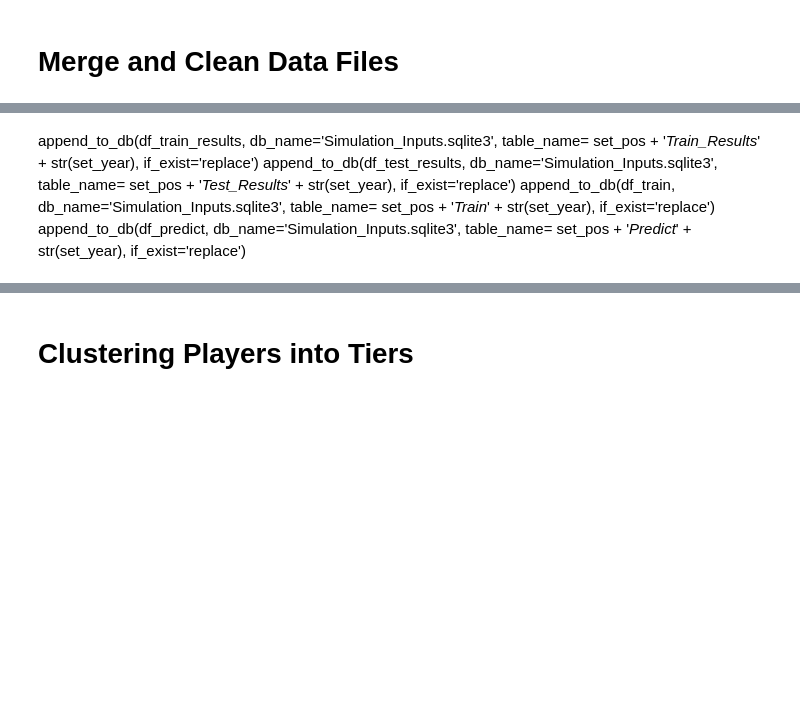
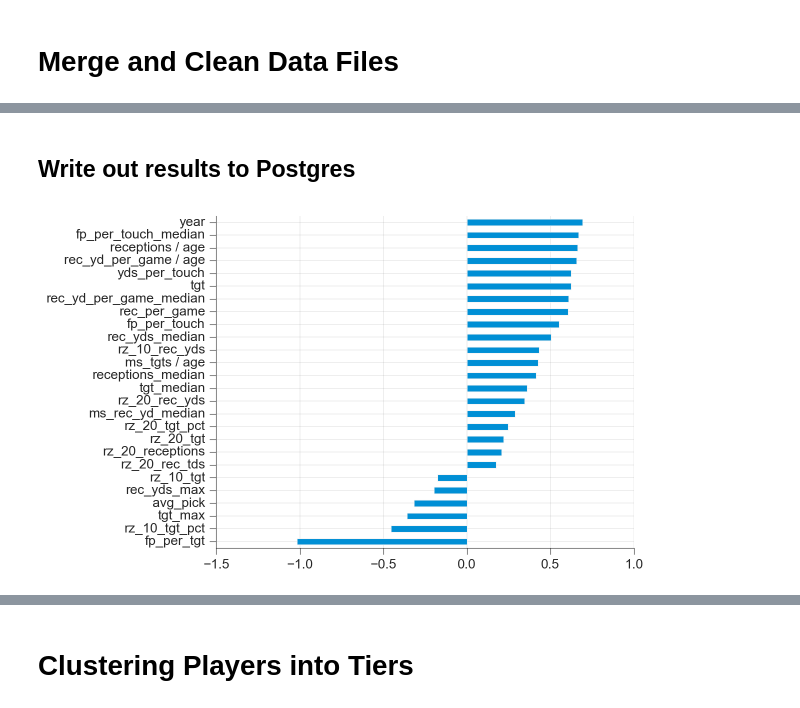
Before and after one commit to mborysiak/Fantasy_Football, a Jupyter notebook: Scripts/Analysis/Run_Model.ipynb, the cells around one changed output, grey strips where cells are left out. Saved outputs shown, nothing was run; the diff lists cells and outputs as text; code cells hidden in the pictures; blank space fills up the shorter version.

```diff
--- a/Scripts/Analysis/Run_Model.ipynb
+++ b/Scripts/Analysis/Run_Model.ipynb
@@ -274,9 +382,2 @@ df_train, df_predict = features_target(df, earliest_year, set_year-1,
-# %% [markdown]
-append_to_db(df_train_results, db_name='Simulation_Inputs.sqlite3',
-             table_name= set_pos + '_Train_Results_' + str(set_year), if_exist='replace')
-append_to_db(df_test_results, db_name='Simulation_Inputs.sqlite3',
-             table_name= set_pos + '_Test_Results_' + str(set_year), if_exist='replace')
-append_to_db(df_train, db_name='Simulation_Inputs.sqlite3',
-             table_name= set_pos + '_Train_' + str(set_year), if_exist='replace')
-append_to_db(df_predict, db_name='Simulation_Inputs.sqlite3',
-             table_name= set_pos + '_Predict_' + str(set_year), if_exist='replace')
+# %% [markdown]
+## Write out results to Postgres
@@ -283,14 +419,16 @@ append_to_db(df_predict, db_name='Simulation_Inputs.sqlite3',
 # %%
 #==========
 # If desired, plot feature importances for a given metric / model
 #==========
 
 if plot_importance == True:
 
-    metric = 'td_per_game'
+    metric = 'rec_yd_per_game'
     k = 1
     j = 3
     try:
         plot_results(output[metric][k]['models'][j].feature_importances_, col_names=output[metric]['cols']);
     except:
         plot_results(output[metric][k]['models'][j].coef_, col_names=output[metric]['cols']);
+# %% [output]
+[figure, added]
```
Also changed, not shown: parts of 16 cells of this notebook, 13 other files.
